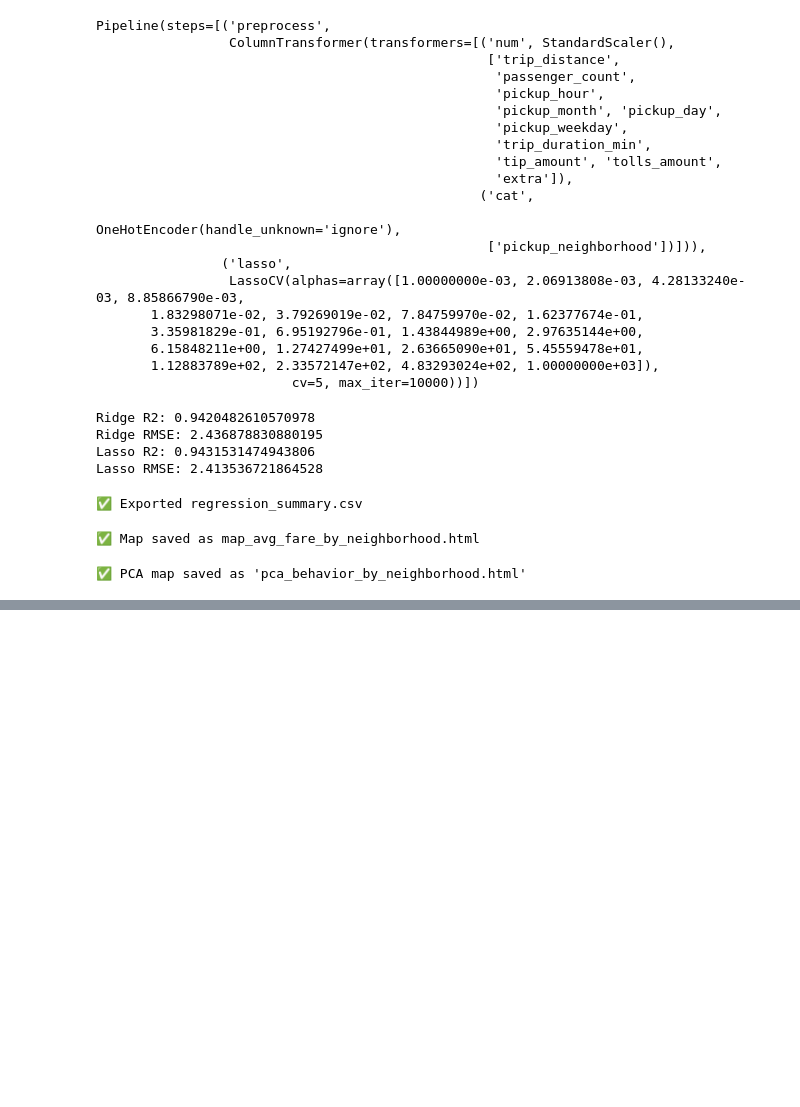
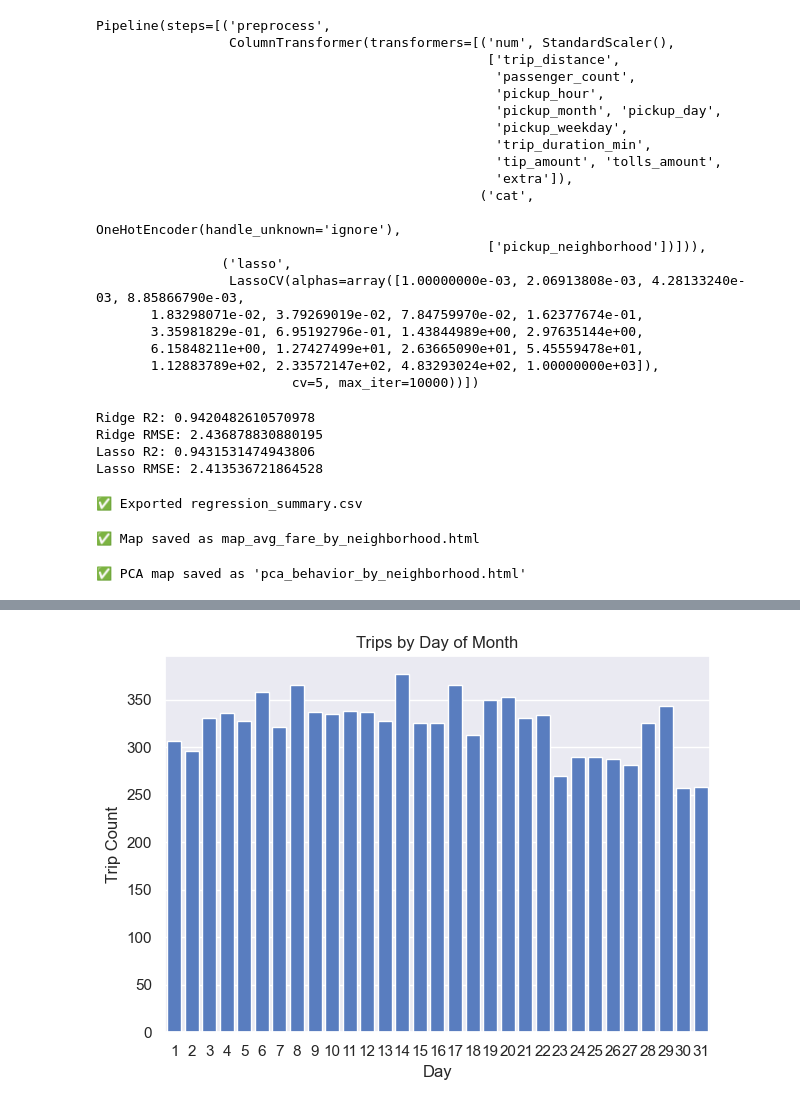
Before and after one commit to chriskorol/NYC, a Jupyter notebook: taxi_analysis.ipynb, the cells around one changed output, grey strips where cells are left out. Saved outputs shown, nothing was run; the diff lists cells and outputs as text; code cells hidden in the pictures; blank space fills up the shorter version.

```diff
--- a/taxi_analysis.ipynb
+++ b/taxi_analysis.ipynb
@@ -788,0 +827,10 @@ print("✅ PCA map saved as 'pca_behavior_by_neighborhood.html'")
+# %%
+df_day = df['pickup_day'].value_counts().sort_index().reset_index()
+df_day.columns = ['pickup_day', 'count']
+
+sns.set_theme(style='darkgrid', palette='muted')
+sns.barplot(data=df_day, x='pickup_day', y='count').set(
+    title='Trips by Day of Month', xlabel='Day', ylabel='Trip Count')
+plt.tight_layout(); plt.savefig('trips_by_day.png'); plt.show()
+# %% [output]
+[figure, added]
```
Also changed, not shown: parts of 7 cells of this notebook.
